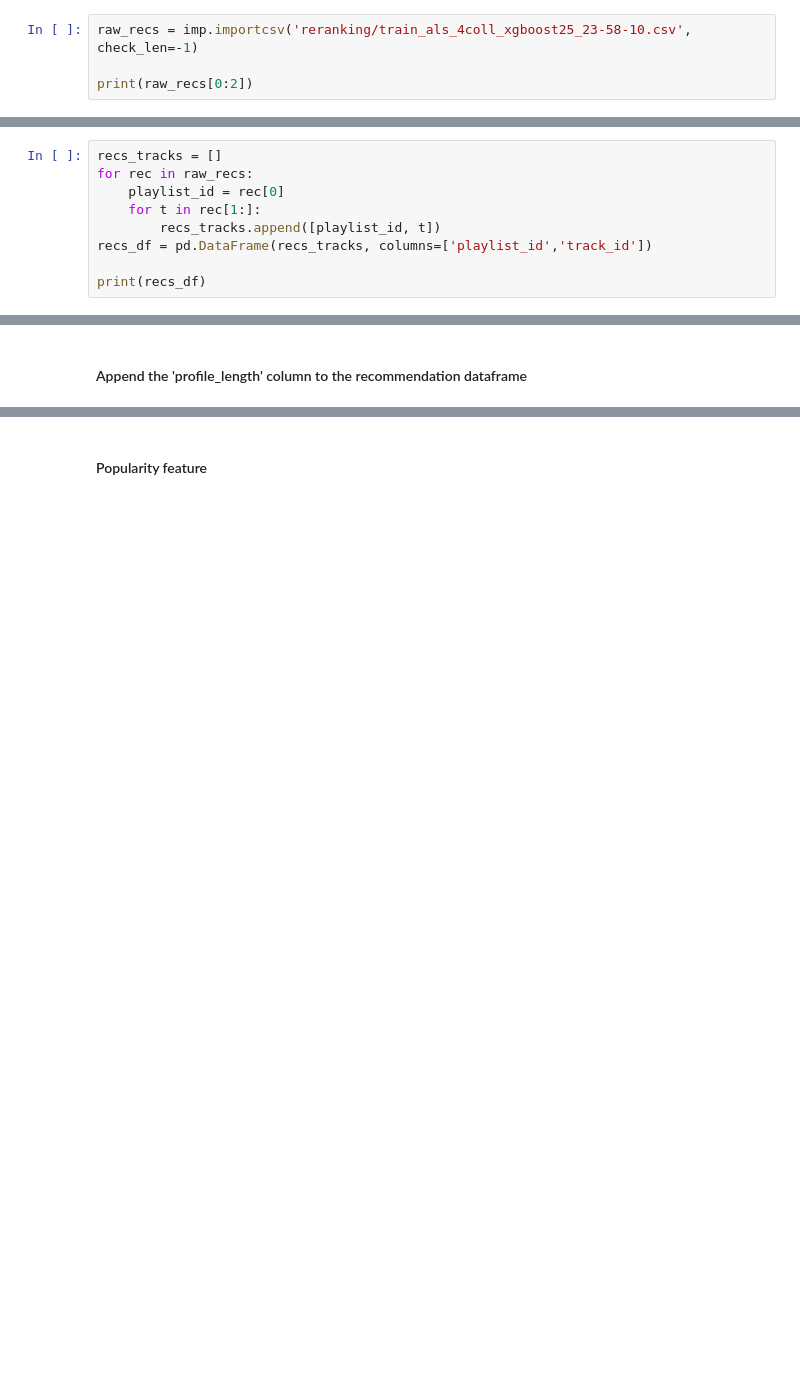
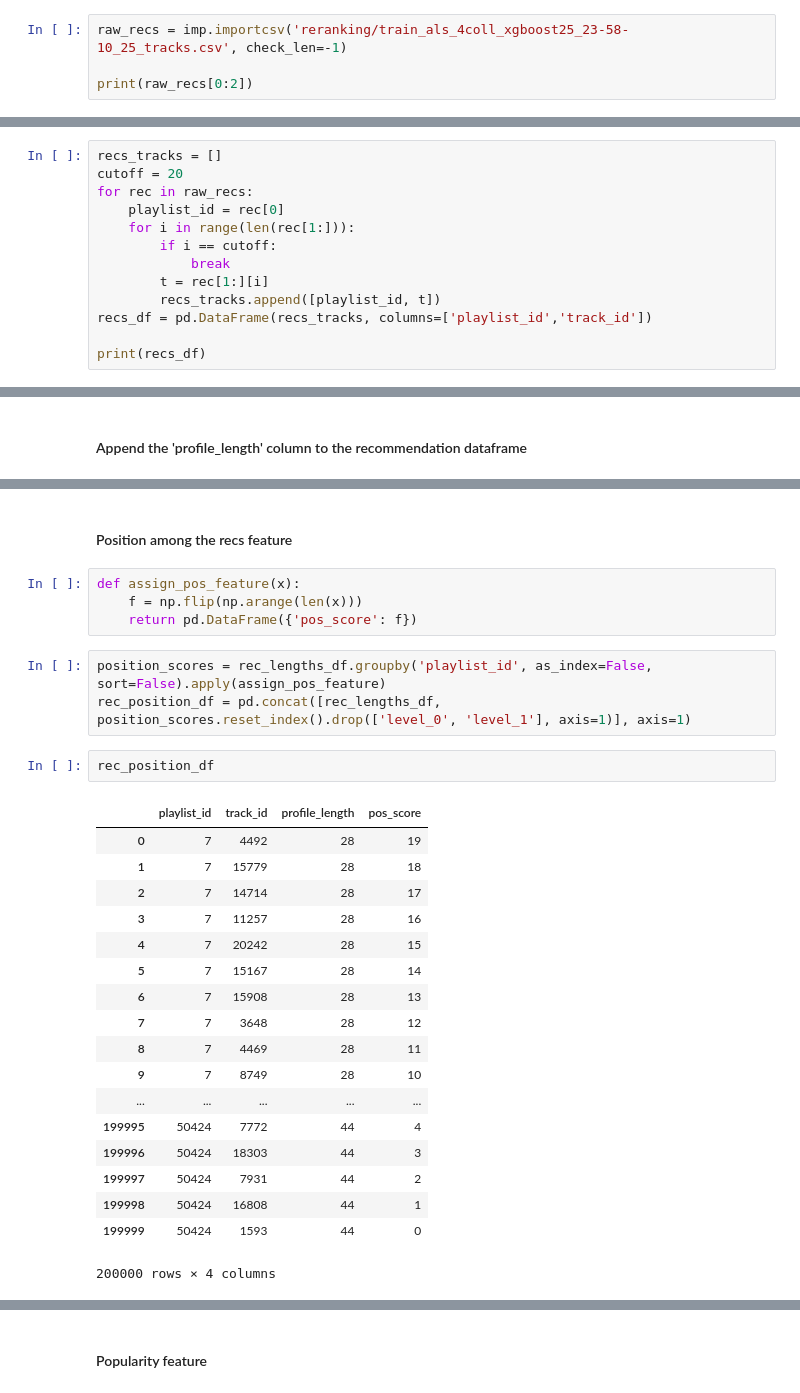
Before and after one commit to federicoparroni/RecSys, a Jupyter notebook: reranking/rerank.ipynb, the cells around one changed output, grey strips where cells are left out. Drawn from its saved outputs; the diff is of its cells as text; blank space fills up the shorter version.

```diff
--- a/reranking/rerank.ipynb
+++ b/reranking/rerank.ipynb
@@ -25,6 +23,6 @@ ModuleNotFoundError: No module named 'data'
 # %% [markdown]
 #### Read the recommendations from csv
 # %%
-raw_recs = imp.importcsv('reranking/train_als_4coll_xgboost25_23-58-10.csv', check_len=-1)
+raw_recs = imp.importcsv('reranking/train_als_4coll_xgboost25_23-58-10_25_tracks.csv', check_len=-1)
 
 print(raw_recs[0:2])
@@ -32,9 +32,13 @@ print(raw_recs[0:2])
 #### Explode each row into multiple rows (one per interaction)
 # %%
 recs_tracks = []
+cutoff = 20
 for rec in raw_recs:
     playlist_id = rec[0]
-    for t in rec[1:]:
+    for i in range(len(rec[1:])):
+        if i == cutoff:
+            break
+        t = rec[1:][i]
         recs_tracks.append([playlist_id, t])
 recs_df = pd.DataFrame(recs_tracks, columns=['playlist_id','track_id'])
 
@@ -53,0 +112,30 @@ print(rec_lengths_df)
+# %% [markdown]
+#### Position among the recs feature
+# %%
+def assign_pos_feature(x):
+    f = np.flip(np.arange(len(x)))
+    return pd.DataFrame({'pos_score': f})
+# %%
+position_scores = rec_lengths_df.groupby('playlist_id', as_index=False, sort=False).apply(assign_pos_feature)
+rec_position_df = pd.concat([rec_lengths_df, position_scores.reset_index().drop(['level_0', 'level_1'], axis=1)], axis=1)
+# %%
+rec_position_df
+# %% [output]
+|  | playlist_id | track_id | profile_length | pos_score |
+| 0 | 7 | 4492 | 28 | 19 |
+| 1 | 7 | 15779 | 28 | 18 |
+| 2 | 7 | 14714 | 28 | 17 |
+| 3 | 7 | 11257 | 28 | 16 |
+| 4 | 7 | 20242 | 28 | 15 |
+| 5 | 7 | 15167 | 28 | 14 |
+| 6 | 7 | 15908 | 28 | 13 |
+| 7 | 7 | 3648 | 28 | 12 |
+| 8 | 7 | 4469 | 28 | 11 |
+| 9 | 7 | 8749 | 28 | 10 |
+| ... | ... | ... | ... | ... |
+| 199995 | 50424 | 7772 | 44 | 4 |
+| 199996 | 50424 | 18303 | 44 | 3 |
+| 199997 | 50424 | 7931 | 44 | 2 |
+| 199998 | 50424 | 16808 | 44 | 1 |
+| 199999 | 50424 | 1593 | 44 | 0 |
+200000 rows × 4 columns
```
Also changed, not shown: parts of 38 cells of this notebook.
